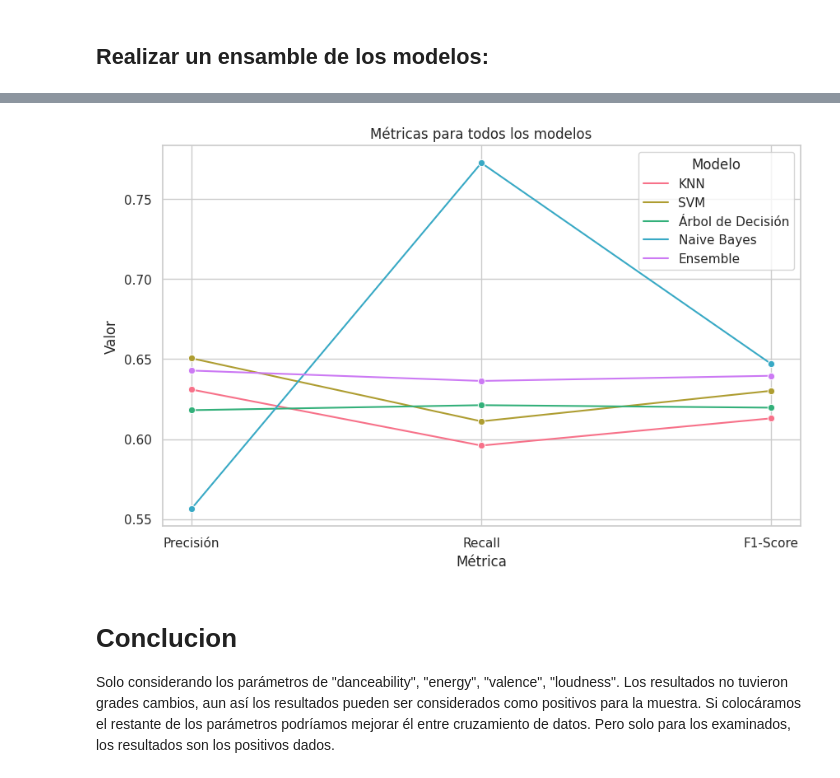
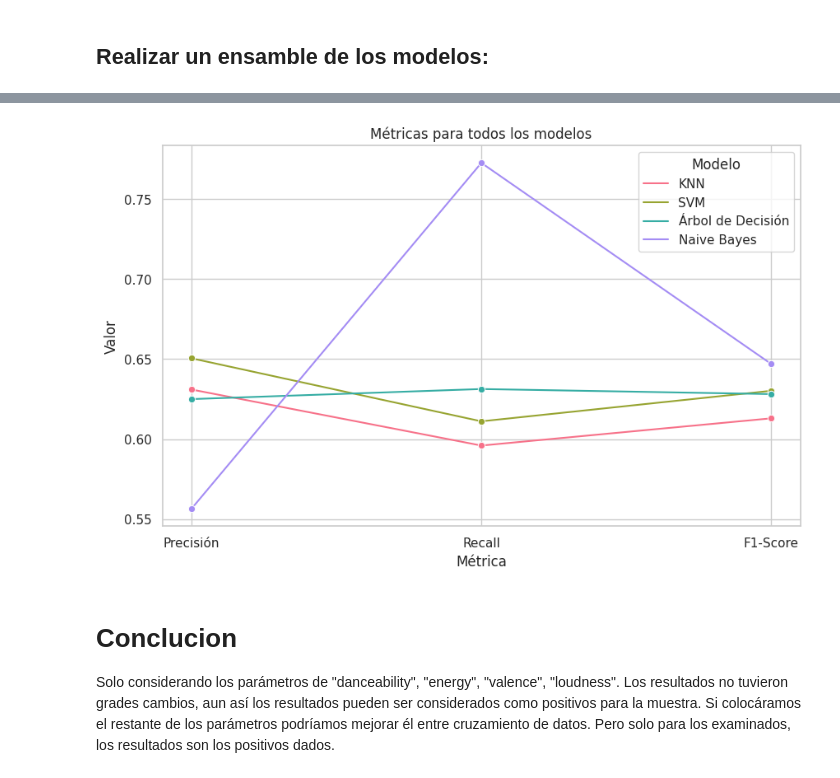
Before and after one commit to danisotoguerrero/Clasificador-de-canciones, a Jupyter notebook: Laboratorio_2_Grupo_8.ipynb, the cells around one changed output, grey strips where cells are left out. Cells and saved outputs as stored; diff of their text form; code cells hidden in the pictures.

```diff
--- a/Laboratorio_2_Grupo_8.ipynb
+++ b/Laboratorio_2_Grupo_8.ipynb
@@ -259,31 +251,50 @@ models = [('KNN', best_knn), ('SVM', best_svm), ('Decision Tree', best_dt), ('Na
 
 # Crea el ensemble
 ensemble = create_ensemble(models, voting='hard')
+# %%
+from sklearn.metrics import precision_score, recall_score, f1_score
+
+# Calcular precisión, recall y F1-score para KNN
+precision_knn = precision_score(y_test, y_pred_knn)
+recall_knn = recall_score(y_test, y_pred_knn)
+f1_knn = f1_score(y_test, y_pred_knn)
+
+precision_svm = precision_score(y_test, y_pred_svm)
+recall_svm = recall_score(y_test, y_pred_svm)
+f1_svm = f1_score(y_test, y_pred_svm)
+
+precision_dt = precision_score(y_test, y_pred_dt)
+recall_dt = recall_score(y_test, y_pred_dt)
+f1_dt = f1_score(y_test, y_pred_dt)
+
+precision_nb = precision_score(y_test, y_pred_nb)
+recall_nb = recall_score(y_test, y_pred_nb)
+f1_nb = f1_score(y_test, y_pred_nb)
 # %%
-import pandas as pd
+
+import matplotlib.pyplot as plt
 import seaborn as sns
-import matplotlib.pyplot as plt
 
 # Crear un DataFrame con todas las métricas para todos los modelos
 all_metrics = pd.DataFrame({
-    'Modelo': ['KNN', 'SVM', 'Árbol de Decisión', 'Naive Bayes', 'Ensemble'],
-    'Precisión': [precision_knn, precision_svm, precision_dt, precision_nb, precision_ensemble],
-    'Recall': [recall_knn, recall_svm, recall_dt, recall_nb, recall_ensemble],
-    'F1-Score': [f1_knn, f1_svm, f1_dt, f1_nb, f1_ensemble]
+    'Modelo': ['KNN', 'SVM', 'Árbol de Decisión', 'Naive Bayes'],
+    'Precisión': [precision_knn, precision_svm, precision_dt, precision_nb],
+    'Recall': [recall_knn, recall_svm, recall_dt, recall_nb],
+    'F1-Score': [f1_knn, f1_svm, f1_dt, f1_nb]
 })
 
 # Reorganizar los datos para el lineplot
 all_metrics = all_metrics.melt(id_vars='Modelo', var_name='Métrica', value_name='Valor')
 
 # Visualización de todas las métricas en un lineplot
 sns.set(style="whitegrid")
 plt.figure(figsize=(10, 6))
 sns.lineplot(x='Métrica', y='Valor', hue='Modelo', data=all_metrics, palette='husl', marker='o')
 plt.title('Métricas para todos los modelos')
 plt.ylabel('Valor')
 plt.show()
 # %% [output]
-[figure, old version]
+[figure, new version]
 # %% [markdown]
 # Conclucion
 Solo considerando los parámetros de "danceability", "energy", "valence", "loudness". Los resultados no tuvieron grades cambios, aun así los resultados pueden ser considerados como positivos para la muestra. Si colocáramos el restante de los parámetros podríamos mejorar él entre cruzamiento de datos. Pero solo para los examinados, los resultados son los positivos dados.
```
Also changed, not shown: parts of 8 cells of this notebook.
